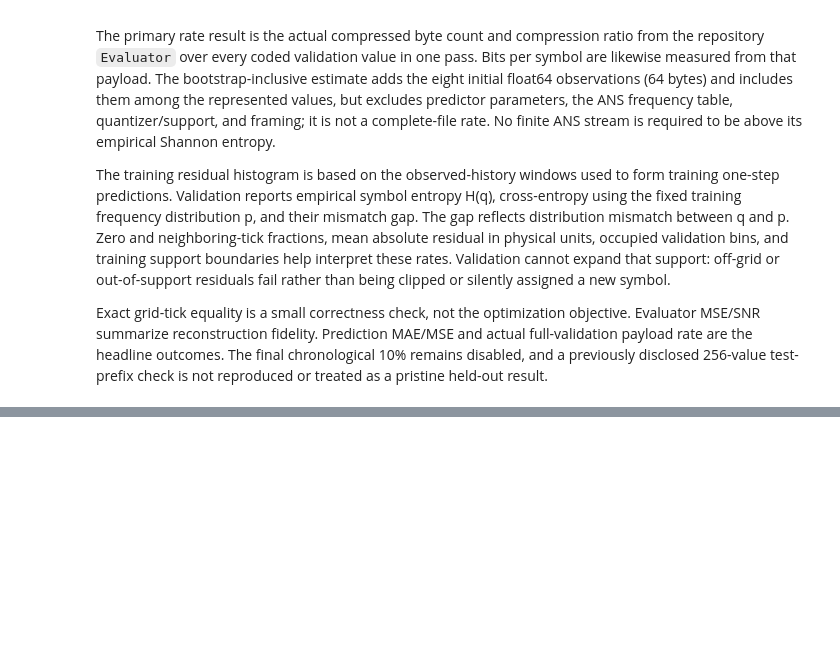
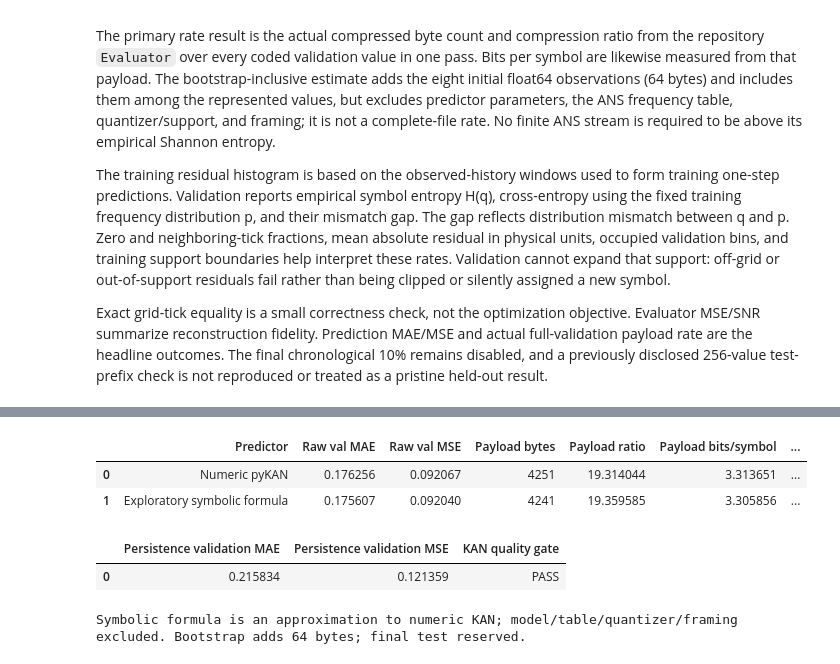
Before and after one commit to AthulyaWeerakoon/compression-algorithm-eval, a Jupyter notebook: notebooks/kan-poc.ipynb, the cells around one changed output, grey strips where cells are left out. Saved outputs shown, nothing was run; the diff lists cells and outputs as text; code cells hidden in the pictures; blank space fills up the shorter version.

```diff
--- a/notebooks/kan-poc.ipynb
+++ b/notebooks/kan-poc.ipynb
@@ -559,6 +559,9 @@ Each symbolic edge computes `mask * (c * f(a*x+b) + d)`. The cell reconstructs t
 import copy, signal, sympy as sp
 
 _symbolic_outcome = 'attempt did not complete: not started'
+_symbolic_metrics = None
+_symbolic_valid_pred = None
+_symbolic_callable = None
 _symbolic_metrics = None
 _symbolic_edge_names = []
 _symbolic_fit_elapsed = None
@@ -672,6 +675,7 @@ The timing compares numeric and symbolic codecs using the same CPU predictor inf
 The final chronological test remains reserved. Historical provenance: a 256-value test-prefix check was disclosed in an earlier version; it is not rerun here and is not a pristine full-test result. No full-test score is reported.
 # %%
 import time
+_timing_result = None
 assert all(t.device.type == 'cpu' for t in (X_valid_t, y_valid_pred))
 with torch.no_grad():
     _numeric_valid_preflight = kan_model(X_valid_t).detach().cpu().numpy().reshape(-1, 1)
@@ -732,0 +741,44 @@ Exact grid-tick equality is a small correctness check, not the optimization obje
+# %%
+# Verify primary-study byte metrics before presenting the two comparable rows.
+_numeric_payload=int(full_validation_metrics['compressed_size_bytes'])
+assert _numeric_payload>0 and len(validation_symbols)==10263 and bootstrap_bytes==_numeric_payload+64
+_rows=[{'Predictor':'Numeric pyKAN','Raw val MAE':validation_mae,'Raw val MSE':validation_mse,
+ 'Payload bytes':_numeric_payload,'Payload ratio':float(full_validation_metrics['compression_ratio']),'Payload bits/symbol':float(full_validation_metrics['bits_per_symbol']),
+ 'Entropy bits/symbol':float(validation_entropy),'Coded symbols':len(validation_symbols),
+ 'Reconstruction MSE':float(full_validation_metrics['mse']),'Bootstrap bytes':bootstrap_bytes,
+ 'Bootstrap-inclusive ratio':bootstrap_ratio,'Encode median (s)':np.nan,'Encode IQR (s)':np.nan,
+ 'Decode median (s)':np.nan,'Decode IQR (s)':np.nan,'Encode speedup (N/S)':np.nan,'Decode speedup (N/S)':np.nan}]
+if _symbolic_outcome=='completed' and _symbolic_metrics is not None and _sym_study is not None:
+    _spayload=int(_sym_metrics['compressed_size_bytes'])
+    assert _spayload>0 and len(_sym_study.symbols)==10263 and _sym_study.bootstrap_bytes==_spayload+64
+    _sr={'Predictor':'Exploratory symbolic formula','Raw val MAE':_symbolic_metrics['mae'],
+      'Raw val MSE':_symbolic_metrics['mse'],'Payload bytes':_spayload,
+      'Payload ratio':float(_sym_metrics['compression_ratio']),'Payload bits/symbol':float(_sym_metrics['bits_per_symbol']),'Entropy bits/symbol':float(_sym_study.entropy_bits),
+      'Coded symbols':len(_sym_study.symbols),'Reconstruction MSE':float(_sym_metrics['mse']),
+      'Bootstrap bytes':_sym_study.bootstrap_bytes,'Bootstrap-inclusive ratio':_sym_study.bootstrap_ratio,
+      'Encode median (s)':np.nan,'Encode IQR (s)':np.nan,'Decode median (s)':np.nan,'Decode IQR (s)':np.nan,
+      'Encode speedup (N/S)':np.nan,'Decode speedup (N/S)':np.nan}
+    if _timing_result is not None and _timing_result.complete:
+      _rows[0].update({'Encode median (s)':_timing_result.encode_medians['N'],'Encode IQR (s)':_timing_result.encode_iqr['N'],
+       'Decode median (s)':_timing_result.decode_medians['N'],'Decode IQR (s)':_timing_result.decode_iqr['N']})
+      _sr.update({'Encode median (s)':_timing_result.encode_medians['S'],'Encode IQR (s)':_timing_result.encode_iqr['S'],
+       'Decode median (s)':_timing_result.decode_medians['S'],'Decode IQR (s)':_timing_result.decode_iqr['S'],
+       'Encode speedup (N/S)':_timing_result.encode_speedup,'Decode speedup (N/S)':_timing_result.decode_speedup})
+    _rows.append(_sr)
+else:
+    _rows.append({'Predictor':'Exploratory symbolic formula (unavailable)','Raw val MAE':np.nan,'Raw val MSE':np.nan,
+      'Payload bytes':np.nan,'Payload ratio':np.nan,'Entropy bits/symbol':np.nan,'Coded symbols':np.nan,
+      'Reconstruction MSE':np.nan,'Bootstrap bytes':np.nan,'Bootstrap-inclusive ratio':np.nan,
+      'Encode median (s)':np.nan,'Encode IQR (s)':np.nan,'Decode median (s)':np.nan,'Decode IQR (s)':np.nan,
+      'Encode speedup (N/S)':np.nan,'Decode speedup (N/S)':np.nan})
+display(pd.DataFrame(_rows))
+display(pd.DataFrame([{'Persistence validation MAE':persistence_mae,'Persistence validation MSE':persistence_mse,
+ 'KAN quality gate':'PASS' if quality_gate_passed else 'FAIL'}]))
+print('Symbolic formula is an approximation to numeric KAN; model/table/quantizer/framing excluded. Bootstrap adds 64 bytes; final test reserved.')
+# %% [output]
+|  | Predictor | Raw val MAE | Raw val MSE | Payload bytes | Payload ratio | Payload bits/symbol | ... |
+| 0 | Numeric pyKAN | 0.176256 | 0.092067 | 4251 | 19.314044 | 3.313651 | ... |
+| 1 | Exploratory symbolic formula | 0.175607 | 0.092040 | 4241 | 19.359585 | 3.305856 | ... |
+|  | Persistence validation MAE | Persistence validation MSE | KAN quality gate |
+| 0 | 0.215834 | 0.121359 | PASS |
+Symbolic formula is an approximation to numeric KAN; model/table/quantizer/framing excluded. Bootstrap adds 64 bytes; final test reserved.
```
Also changed, not shown: parts of 4 cells of this notebook, 3 other files.
